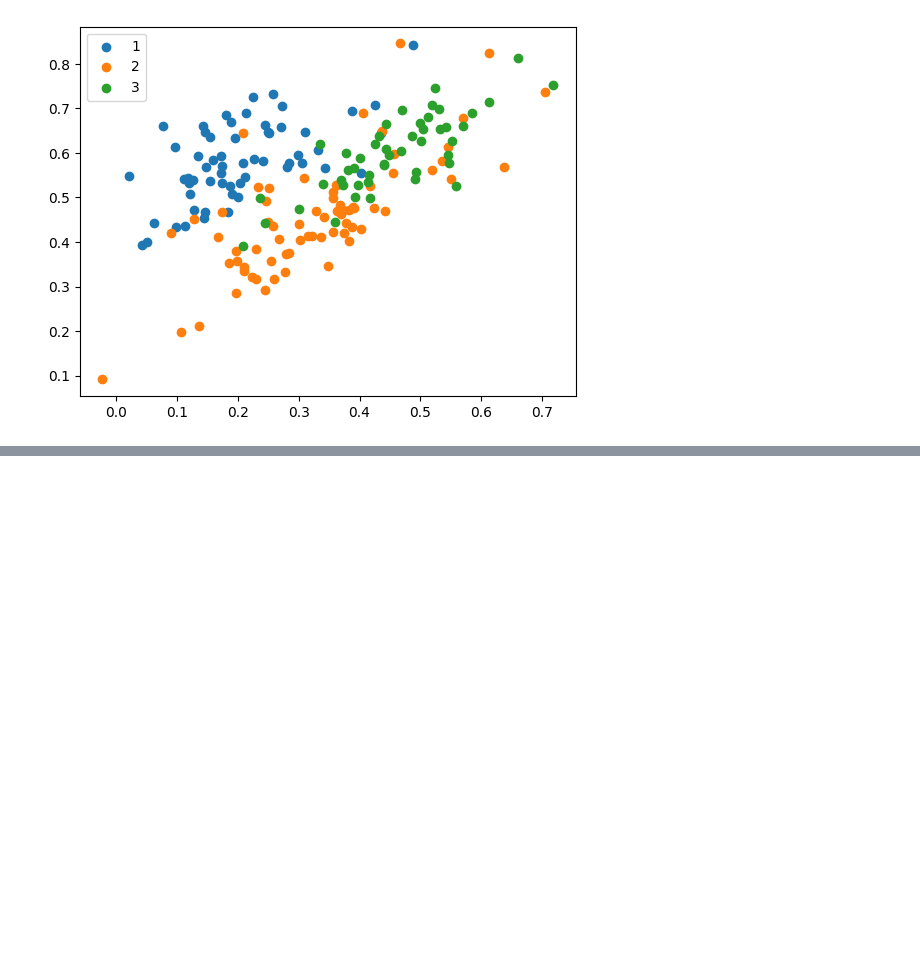
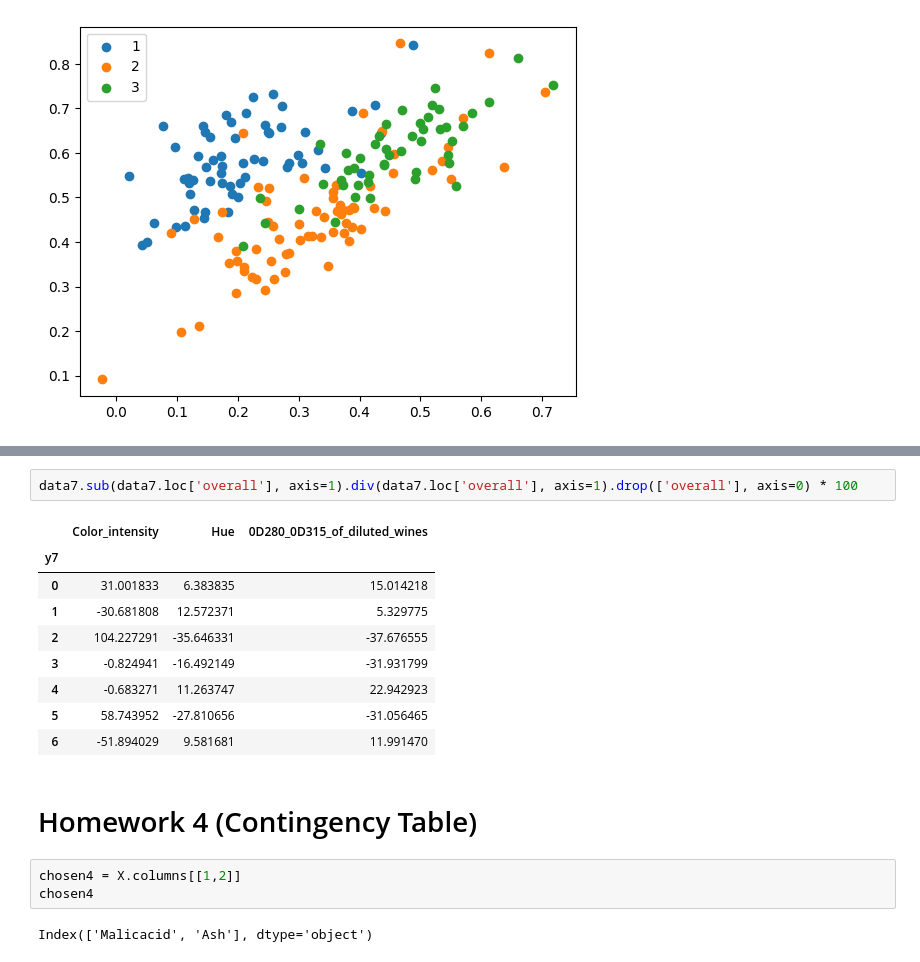
Before and after one commit to Chpel/CoDA-Project, a Jupyter notebook: Wine.ipynb, the cells around one changed output, grey strips where cells are left out. Drawn from its saved outputs; the diff is of its cells as text; blank space fills up the shorter version.

```diff
--- a/Wine.ipynb
+++ b/Wine.ipynb
@@ -241,0 +330,19 @@ plt.legend()
+# %%
+data7.sub(data7.loc['overall'], axis=1).div(data7.loc['overall'], axis=1).drop(['overall'], axis=0) * 100
+# %% [output]
+|  | Color_intensity | Hue | 0D280_0D315_of_diluted_wines |
+| y7 |  |  |  |
+| 0 | 31.001833 | 6.383835 | 15.014218 |
+| 1 | -30.681808 | 12.572371 | 5.329775 |
+| 2 | 104.227291 | -35.646331 | -37.676555 |
+| 3 | -0.824941 | -16.492149 | -31.931799 |
+| 4 | -0.683271 | 11.263747 | 22.942923 |
+| 5 | 58.743952 | -27.810656 | -31.056465 |
+| 6 | -51.894029 | 9.581681 | 11.991470 |
+# %% [markdown]
+# Homework 4 (Contingency Table)
+# %%
+chosen4 = X.columns[[1,2]]
+chosen4
+# %% [output]
+Index(['Malicacid', 'Ash'], dtype='object')
```
Also changed, not shown: parts of 21 cells of this notebook.
